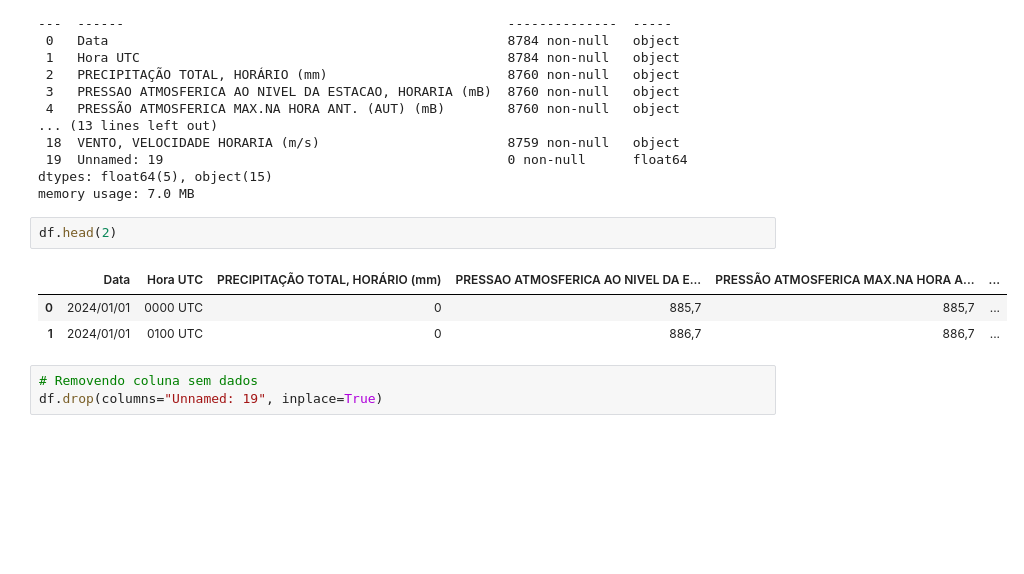
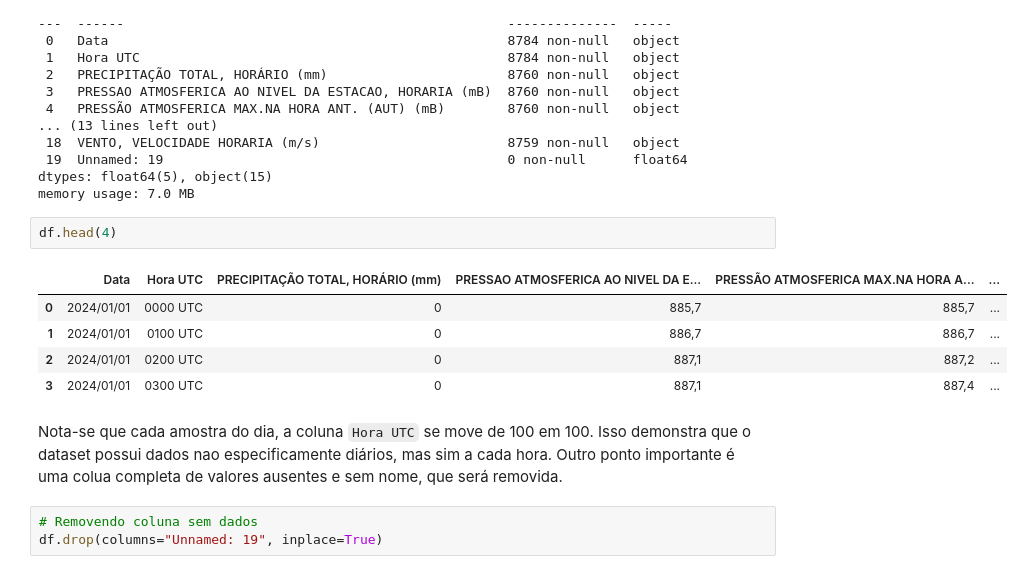
Before and after one commit to Mustasheep/brasilia-weather-forecasting, a Jupyter notebook: notebooks/01_process_data.ipynb, the cells around one changed output. Drawn from its saved outputs; the diff is of its cells as text; blank space fills up the shorter version.

```diff
--- a/notebooks/01_process_data.ipynb
+++ b/notebooks/01_process_data.ipynb
@@ -59,11 +63,15 @@ Data columns (total 20 columns):
 dtypes: float64(5), object(15)
 memory usage: 7.0 MB
 # %%
-df.head(2)
+df.head(4)
 # %% [output]
 |  | Data | Hora UTC | PRECIPITAÇÃO TOTAL, HORÁRIO (mm) | PRESSAO ATMOSFERICA AO NIVEL DA E... | PRESSÃO ATMOSFERICA MAX.NA HORA A... | ... |
 | 0 | 2024/01/01 | 0000 UTC | 0 | 885,7 | 885,7 | ... |
 | 1 | 2024/01/01 | 0100 UTC | 0 | 886,7 | 886,7 | ... |
+| 2 | 2024/01/01 | 0200 UTC | 0 | 887,1 | 887,2 | ... |
+| 3 | 2024/01/01 | 0300 UTC | 0 | 887,1 | 887,4 | ... |
+# %% [markdown]
+Nota-se que cada amostra do dia, a coluna `Hora UTC` se move de 100 em 100. Isso demonstra que o dataset possui dados nao especificamente diários, mas sim a cada hora. Outro ponto importante é uma colua completa de valores ausentes e sem nome, que será removida.
 # %%
 # Removendo coluna sem dados
 df.drop(columns="Unnamed: 19", inplace=True)
```
Also changed, not shown: parts of 14 cells of this notebook.
